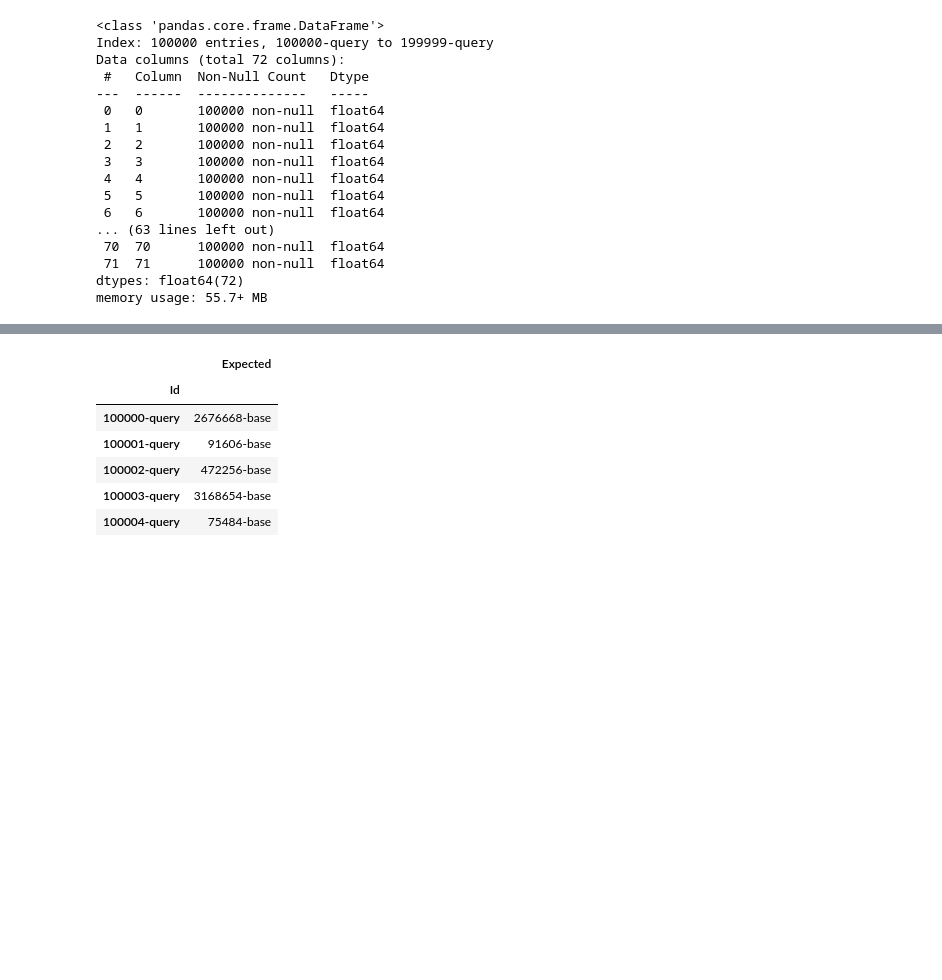
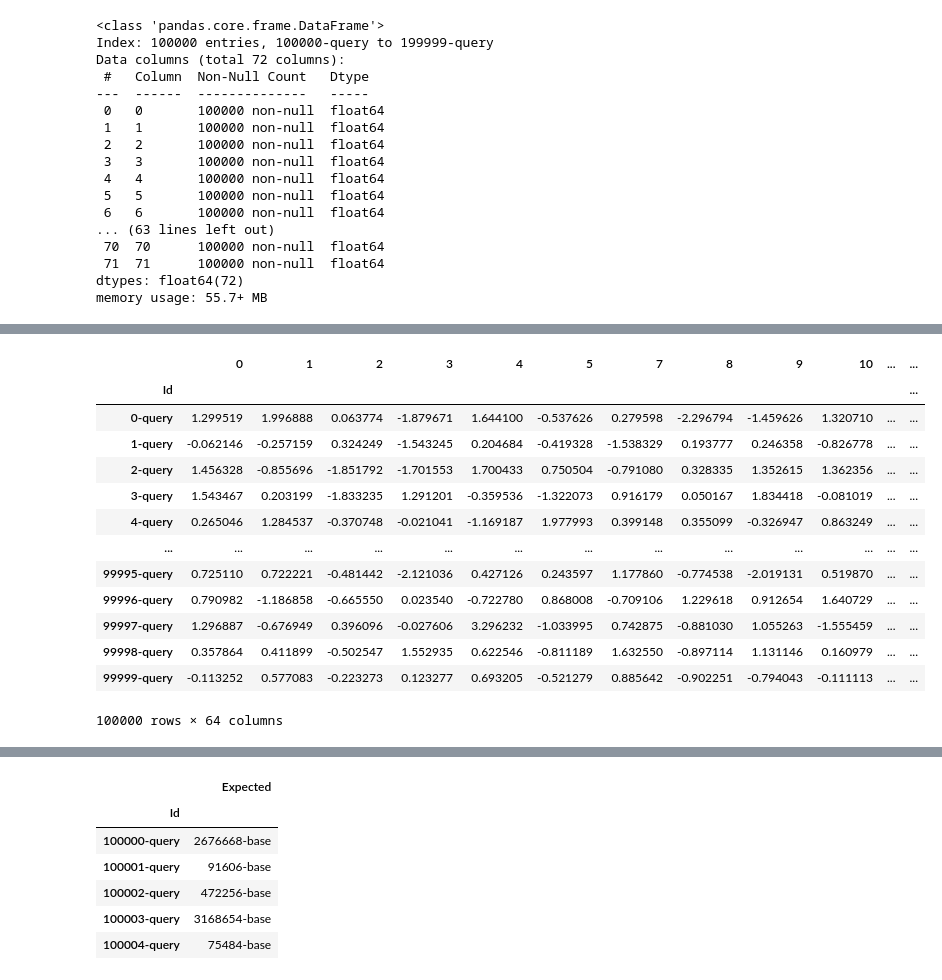
Before and after one commit to colDPiold/leonov_masterskaya_2, a Jupyter notebook: leonov_master_2.ipynb, the cells around one changed output, grey strips where cells are left out. Saved outputs shown, nothing was run; the diff lists cells and outputs as text; code cells hidden in the pictures; blank space fills up the shorter version.

```diff
--- a/leonov_master_2.ipynb
+++ b/leonov_master_2.ipynb
@@ -194,3 +137,5 @@ display(df_train_scaled)
+# %%
+df_train.drop(columns=df_base_non_normal,inplace=True)
 # %%
 try:
     df_valid = pd.read_csv("/Users/coldpiold/Desktop/practicum/мастерская_2/validation.csv", index_col=0)
@@ -220,0 +238,27 @@ memory usage: 55.7+ MB
+# %%
+df_train_st_scaled = pd.DataFrame(data=st_scaler.transform(df_train[df_base_normal]),
+                                index=df_train.index,
+                                columns=df_base_normal)
+
+#df_train_mm_scaled = pd.DataFrame(data=mm_scaler.transform(df_train[df_base_non_normal]),
+#                                 index=df_train.index,
+#                                 columns=df_base_non_normal)
+
+df_train_scaled = df_train_st_scaled.copy() #pd.concat([df_train_st_scaled,df_train_mm_scaled],axis=1)
+
+display(df_train_scaled)
+# %% [output]
+|  | 0 | 1 | 2 | 3 | 4 | 5 | 7 | 8 | 9 | 10 | ... | ... |
+| Id |  |  |  |  |  |  |  |  |  |  |  | ... |
+| 0-query | 1.299519 | 1.996888 | 0.063774 | -1.879671 | 1.644100 | -0.537626 | 0.279598 | -2.296794 | -1.459626 | 1.320710 | ... | ... |
+| 1-query | -0.062146 | -0.257159 | 0.324249 | -1.543245 | 0.204684 | -0.419328 | -1.538329 | 0.193777 | 0.246358 | -0.826778 | ... | ... |
+| 2-query | 1.456328 | -0.855696 | -1.851792 | -1.701553 | 1.700433 | 0.750504 | -0.791080 | 0.328335 | 1.352615 | 1.362356 | ... | ... |
+| 3-query | 1.543467 | 0.203199 | -1.833235 | 1.291201 | -0.359536 | -1.322073 | 0.916179 | 0.050167 | 1.834418 | -0.081019 | ... | ... |
+| 4-query | 0.265046 | 1.284537 | -0.370748 | -0.021041 | -1.169187 | 1.977993 | 0.399148 | 0.355099 | -0.326947 | 0.863249 | ... | ... |
+| ... | ... | ... | ... | ... | ... | ... | ... | ... | ... | ... | ... | ... |
+| 99995-query | 0.725110 | 0.722221 | -0.481442 | -2.121036 | 0.427126 | 0.243597 | 1.177860 | -0.774538 | -2.019131 | 0.519870 | ... | ... |
+| 99996-query | 0.790982 | -1.186858 | -0.665550 | 0.023540 | -0.722780 | 0.868008 | -0.709106 | 1.229618 | 0.912654 | 1.640729 | ... | ... |
+| 99997-query | 1.296887 | -0.676949 | 0.396096 | -0.027606 | 3.296232 | -1.033995 | 0.742875 | -0.881030 | 1.055263 | -1.555459 | ... | ... |
+| 99998-query | 0.357864 | 0.411899 | -0.502547 | 1.552935 | 0.622546 | -0.811189 | 1.632550 | -0.897114 | 1.131146 | 0.160979 | ... | ... |
+| 99999-query | -0.113252 | 0.577083 | -0.223273 | 0.123277 | 0.693205 | -0.521279 | 0.885642 | -0.902251 | -0.794043 | -0.111113 | ... | ... |
+100000 rows × 64 columns
```
Also changed, not shown: parts of 27 cells of this notebook.
